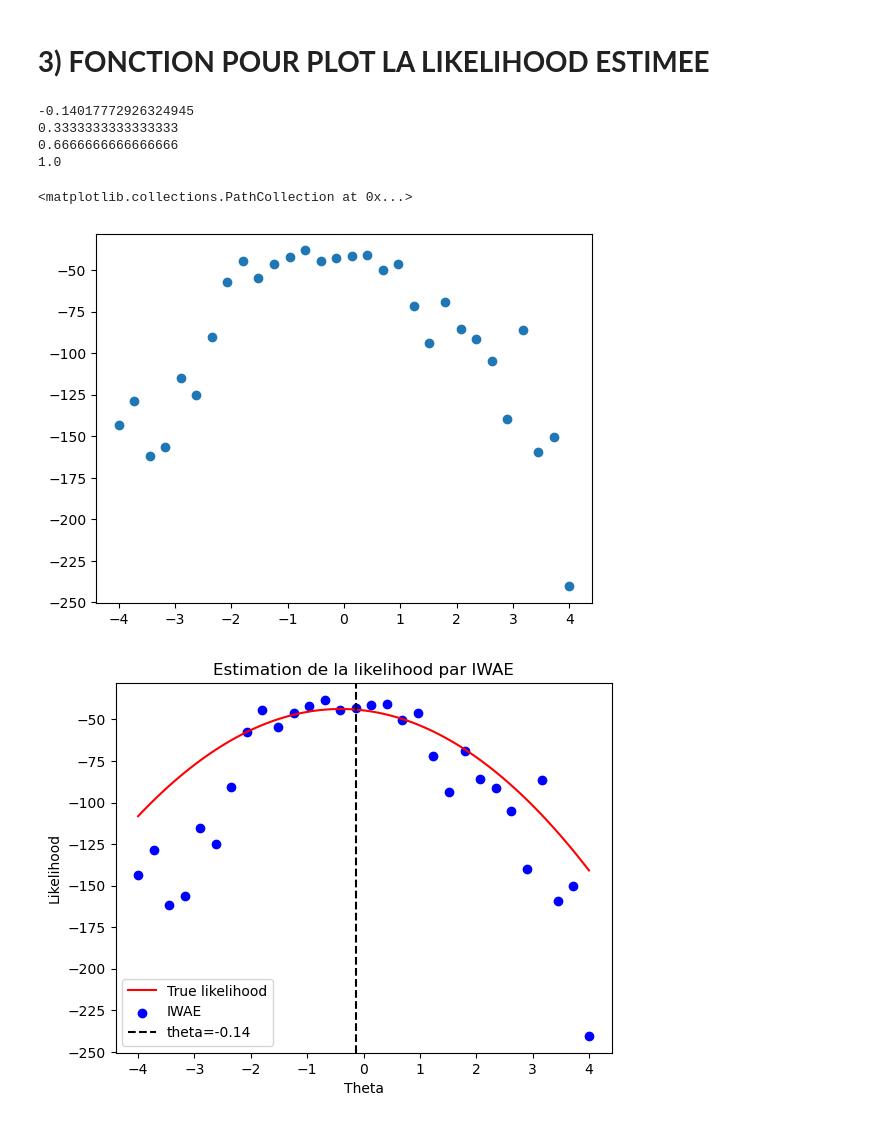
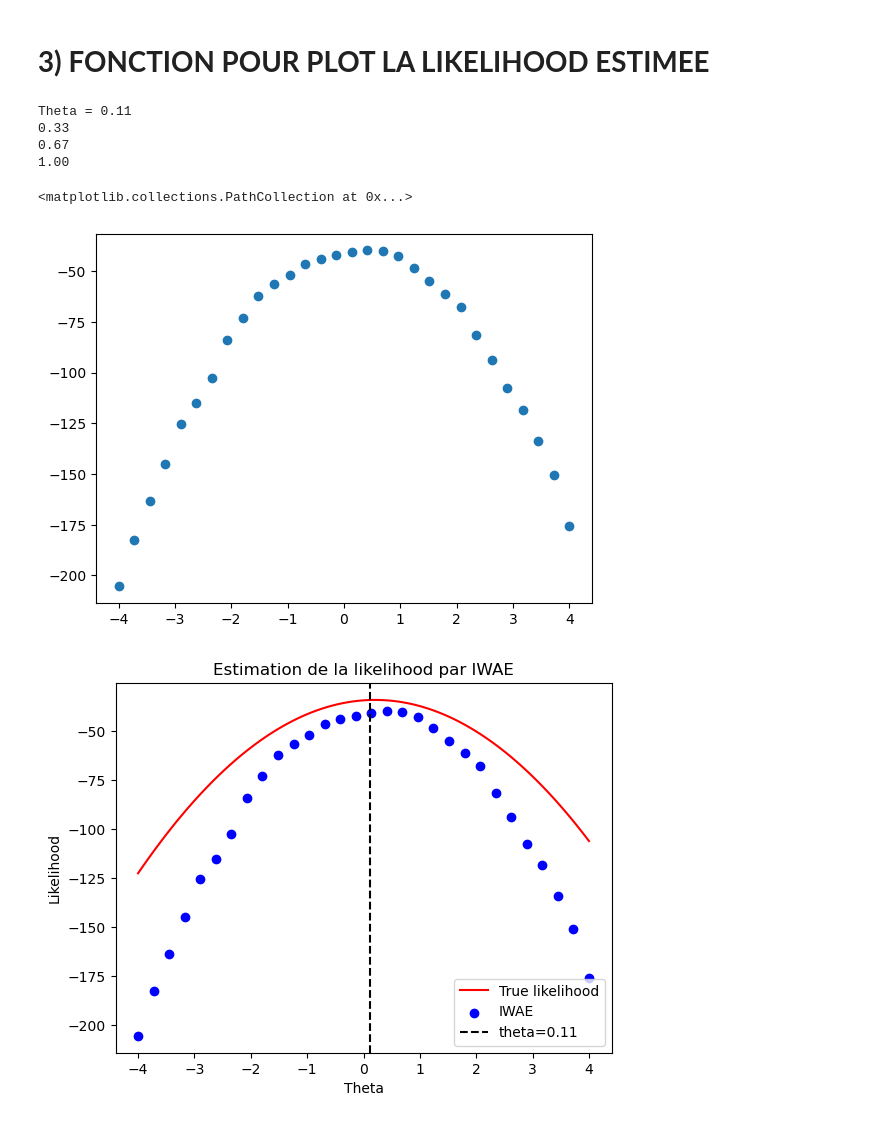
Before and after one commit to JulienPeignon/Monte_Carlo_Simulations, a Jupyter notebook: IWAE.ipynb, the cells around one changed output. Drawn from its saved outputs; the diff is of its cells as text; code cells hidden in the pictures.

```diff
--- a/IWAE.ipynb
+++ b/IWAE.ipynb
@@ -7,17 +7,17 @@ from scipy.integrate import quad
 # %% [markdown]
 # **1) GENERATION DES DONNEES**
 # %%
-def generate_z(A,b,K,cov,x):
+def generate_z(K,x_data):
     z_O = []
     z_E = []
     for i in range(int(2**K)):
-        z_O.append(np.random.multivariate_normal(A*x+b, (2/3)*cov))
-        z_E.append(np.random.multivariate_normal(A*x+b, (2/3)*cov))
+        z_O.append(np.random.multivariate_normal(x_data, (2/3)*np.identity(20)))
+        z_E.append(np.random.multivariate_normal(x_data, (2/3)*np.identity(20)))
     z = z_O.copy()
     z.extend(z_E)
     return z, z_O, z_E
 # %%
-def generate_q_p(A,b,K,mean,cov,x,z,z_O,z_E):
+def generate_q_p(K,mean,x_data,z,z_O,z_E):
     q = []
     p = []
     q_O = []
@@ -25,13 +25,13 @@ def generate_q_p(A,b,K,mean,cov,x,z,z_O,z_E):
     q_E = []
     p_E = []
     for i in range(int(2**(K+1))):
-        q.append(multivariate_normal.pdf(z[i], mean=A*x+b, cov=(2/3)*cov))
-        p.append(multivariate_normal.pdf(z[i], mean=mean, cov=cov)*multivariate_normal.pdf(x, mean=z[i], cov=cov))
+        q.append(multivariate_normal.pdf(z[i], mean=x_data, cov=(2/3)*np.identity(20)))
+        p.append(multivariate_normal.pdf(z[i], mean=mean, cov=np.identity(20))*multivariate_normal.pdf(x_data, mean=z[i], cov=np.identity(20)))
     for i in range(int(2**(K))):
-        q_O.append(multivariate_normal.pdf(z_O[i], mean=A*x+b, cov=(2/3)*cov))
-        p_O.append(multivariate_normal.pdf(z_O[i], mean=mean, cov=cov)*multivariate_normal.pdf(x, mean=z_O[i], cov=cov))
-        q_E.append(multivariate_normal.pdf(z_E[i], mean=A*x+b, cov=(2/3)*cov))
-        p_E.append(multivariate_normal.pdf(z_E[i], mean=mean, cov=cov)*multivariate_normal.pdf(x, mean=z_E[i], cov=cov))
+        q_O.append(multivariate_normal.pdf(z_O[i], mean=x_data, cov=(2/3)*np.identity(20)))
+        p_O.append(multivariate_normal.pdf(z_O[i], mean=mean, cov=np.identity(20))*multivariate_normal.pdf(x_data, mean=z_O[i], cov=np.identity(20)))
+        q_E.append(multivariate_normal.pdf(z_E[i], mean=x_data, cov=(2/3)*np.identity(20)))
+        p_E.append(multivariate_normal.pdf(z_E[i], mean=mean, cov=np.identity(20))*multivariate_normal.pdf(x_data, mean=z_E[i], cov=np.identity(20)))
     return q, p, q_O, p_O, q_E, p_E
 # %%
 #x = np.random.multivariate_normal(np.zeros(20), 2*np.identity(20))
@@ -47,43 +47,42 @@ def sum_w(k,w):
         sum_w += np.exp(w[i])
     return sum_w
 # %%
-def iwae(n_sim,k,mean,cov,theta):
+def iwae(n_sim,k,mean,x_data,theta):
     iwae=[]
-    x = np.random.multivariate_normal(np.zeros(20)+theta, 2*cov)
     for i in range(n_sim):
         log_sum=0
-        z, z_O, z_E = generate_z(1,0,k,cov,x)
-        q, p, q_O, p_O, q_E, p_E = generate_q_p(1,0,k,mean,cov,x,z,z_O,z_E)
+        z, z_O, z_E = generate_z(k,x_data)
+        q, p, q_O, p_O, q_E, p_E = generate_q_p(k,mean,x_data,z,z_O,z_E)
         w = np.log(p) - np.log(q)
         log_sum = np.log(sum_w(k,w))-np.log(k)
         iwae.append(log_sum)
-    return np.mean(iwae), x
+    return np.mean(iwae)
 # %% [markdown]
 # **3) FONCTION POUR PLOT LA LIKELIHOOD ESTIMEE**
 # %%
-def plot_iwae(debut,fin,pas,n_sim):
-    theta = np.random.normal(0,1)
-    print(theta)
+def plot_iwae(debut, fin, pas, n_sim, x_data):
     for i in range(n_sim):
         liste = np.linspace(debut,fin,pas)
         x = []
         y = []
         for k in liste:
-            mean_value, x_data = iwae(100,5,np.zeros(20)+k,np.identity(20),theta)
-            y.append(mean_value)
+            y.append(iwae(n_sim=10, k=5, mean=np.zeros(20)+k, x_data=x_data, theta=theta))
             x.append(k)
-        print((i+1)/n_sim)
-    return x, y, theta, x_data
+        print(str('{:.2f}'.format((i+1)/n_sim)))
+    return x, y
 # %%
-x_iwae,y_iwae, theta, x_data = plot_iwae(-4,4,30,3)
+theta = np.random.normal(0,1)
+print("Theta = " + str('{:.2f}'.format((theta))))
+x_data = np.random.multivariate_normal(np.zeros(20)+theta, 2*np.identity(20))
+x_iwae, y_iwae = plot_iwae(debut=-4, fin=4, pas=30, n_sim=3, x_data=x_data)
 plt.scatter(x_iwae,y_iwae)
 # %% [output]
--0.14017772926324945
-0.3333333333333333
-0.6666666666666666
-1.0
+Theta = 0.11
+0.33
+0.67
+1.00
 <matplotlib.collections.PathCollection at 0x...>
-[figure, old version]
+[figure, new version]
 # %%
 def calcul_likelihood(x,theta):
   cste = (2*np.pi)**(-len(x)/2)*1/(np.sqrt(np.linalg.det(2*np.identity(20))))
@@ -104,4 +103,4 @@ plt.title('Estimation de la likelihood par IWAE')
 plt.legend(loc='best')
 plt.show()
 # %% [output]
-[figure, old version]
+[figure, new version]
```
Also changed, not shown: parts of 1 cell of this notebook.
